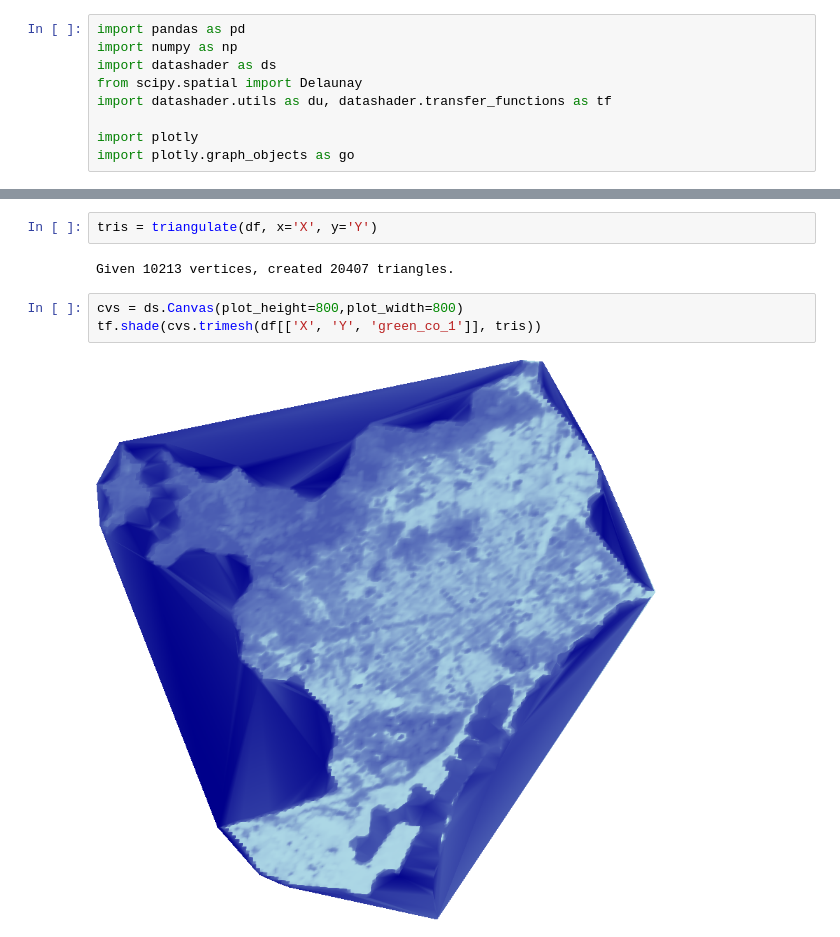
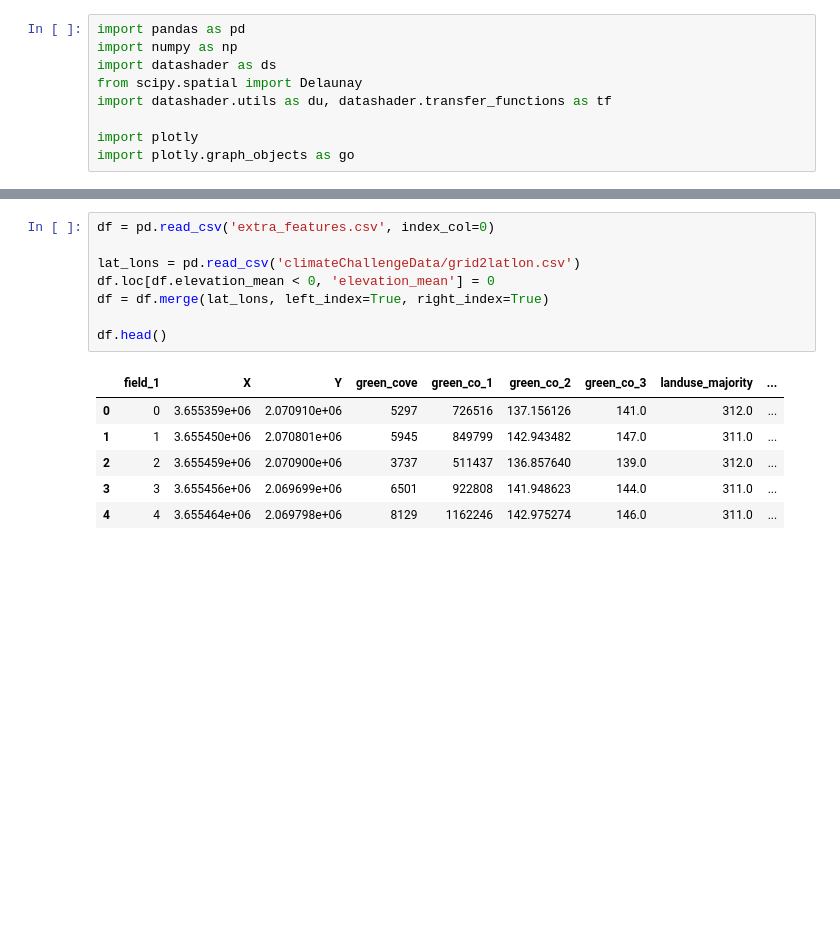
Before and after one commit to BielStela/climate_challenge, a Jupyter notebook: presentacio_viz.ipynb, the cells around one changed output, grey strips where cells are left out. Drawn from its saved outputs; the diff is of its cells as text; blank space fills up the shorter version.

```diff
--- a/presentacio_viz.ipynb
+++ b/presentacio_viz.ipynb
@@ -30,10 +10,16 @@ df.head()
-# %%
-tris = triangulate(df, x='X', y='Y')
-# %% [output]
-Given 10213 vertices, created 20407 triangles.
-# %%
-cvs = ds.Canvas(plot_height=800,plot_width=800)
-tf.shade(cvs.trimesh(df[['X', 'Y', 'green_co_1']], tris))
-# %% [output]
-[figure, removed]
+# %%
+df = pd.read_csv('extra_features.csv', index_col=0)
+
+lat_lons = pd.read_csv('climateChallengeData/grid2latlon.csv')
+df.loc[df.elevation_mean < 0, 'elevation_mean'] = 0
+df = df.merge(lat_lons, left_index=True, right_index=True)
+
+df.head()
+# %% [output]
+|  | field_1 | X | Y | green_cove | green_co_1 | green_co_2 | green_co_3 | landuse_majority | ... |
+| 0 | 0 | 3.655359e+06 | 2.070910e+06 | 5297 | 726516 | 137.156126 | 141.0 | 312.0 | ... |
+| 1 | 1 | 3.655450e+06 | 2.070801e+06 | 5945 | 849799 | 142.943482 | 147.0 | 311.0 | ... |
+| 2 | 2 | 3.655459e+06 | 2.070900e+06 | 3737 | 511437 | 136.857640 | 139.0 | 312.0 | ... |
+| 3 | 3 | 3.655456e+06 | 2.069699e+06 | 6501 | 922808 | 141.948623 | 144.0 | 311.0 | ... |
+| 4 | 4 | 3.655464e+06 | 2.069798e+06 | 8129 | 1162246 | 142.975274 | 146.0 | 311.0 | ... |
 # %%
```
Also changed, not shown: parts of 9 cells of this notebook.
